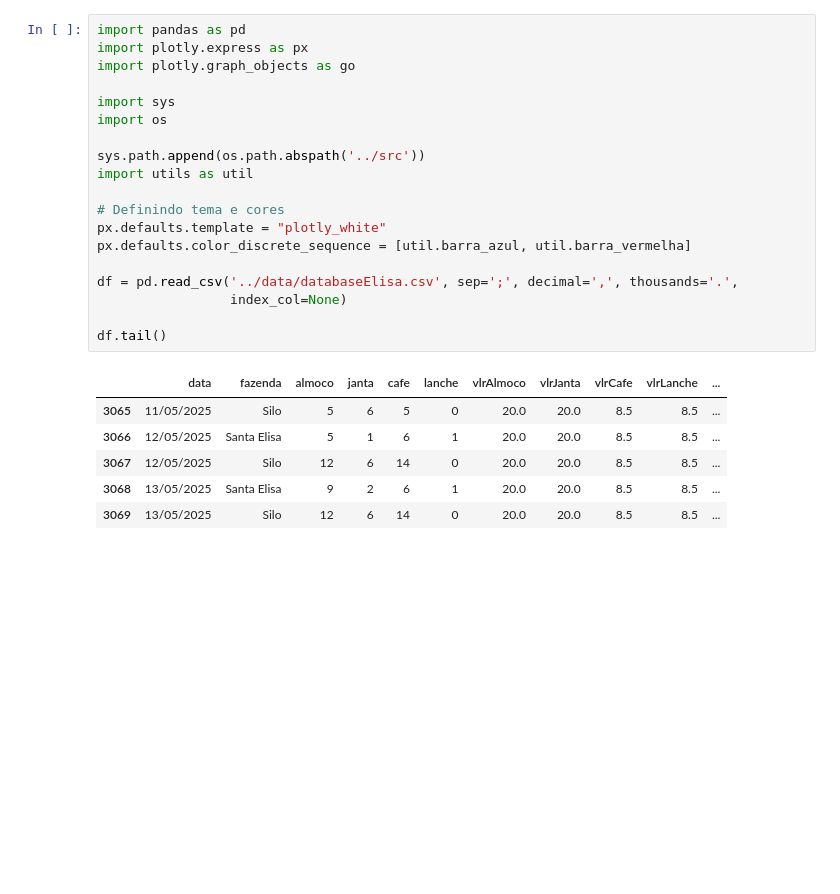
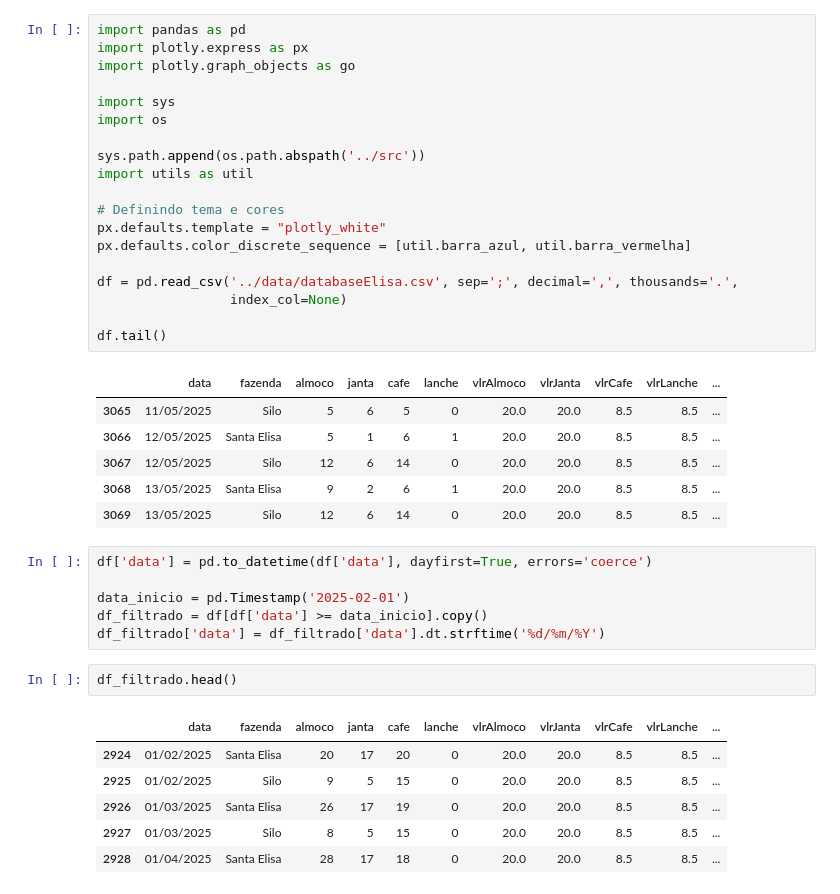
Before and after one commit to rafa-trindade/dashboard-elisaagro, a Jupyter notebook: notebooks/eda.ipynb, the cells around one changed output. Cells and saved outputs as stored; diff of their text form; blank space fills up the shorter version.

```diff
--- a/notebooks/eda.ipynb
+++ b/notebooks/eda.ipynb
@@ -24,3 +24,18 @@ df.tail()
 | 3067 | 12/05/2025 | Silo | 12 | 6 | 14 | 0 | 20.0 | 20.0 | 8.5 | 8.5 | ... |
 | 3068 | 13/05/2025 | Santa Elisa | 9 | 2 | 6 | 1 | 20.0 | 20.0 | 8.5 | 8.5 | ... |
 | 3069 | 13/05/2025 | Silo | 12 | 6 | 14 | 0 | 20.0 | 20.0 | 8.5 | 8.5 | ... |
+# %%
+df['data'] = pd.to_datetime(df['data'], dayfirst=True, errors='coerce')
+
+data_inicio = pd.Timestamp('2025-02-01')
+df_filtrado = df[df['data'] >= data_inicio].copy()
+df_filtrado['data'] = df_filtrado['data'].dt.strftime('%d/%m/%Y')
+# %%
+df_filtrado.head()
+# %% [output]
+|  | data | fazenda | almoco | janta | cafe | lanche | vlrAlmoco | vlrJanta | vlrCafe | vlrLanche | ... |
+| 2924 | 01/02/2025 | Santa Elisa | 20 | 17 | 20 | 0 | 20.0 | 20.0 | 8.5 | 8.5 | ... |
+| 2925 | 01/02/2025 | Silo | 9 | 5 | 15 | 0 | 20.0 | 20.0 | 8.5 | 8.5 | ... |
+| 2926 | 01/03/2025 | Santa Elisa | 26 | 17 | 19 | 0 | 20.0 | 20.0 | 8.5 | 8.5 | ... |
+| 2927 | 01/03/2025 | Silo | 8 | 5 | 15 | 0 | 20.0 | 20.0 | 8.5 | 8.5 | ... |
+| 2928 | 01/04/2025 | Santa Elisa | 28 | 17 | 18 | 0 | 20.0 | 20.0 | 8.5 | 8.5 | ... |
```
Also changed, not shown: parts of 20 cells of this notebook.
